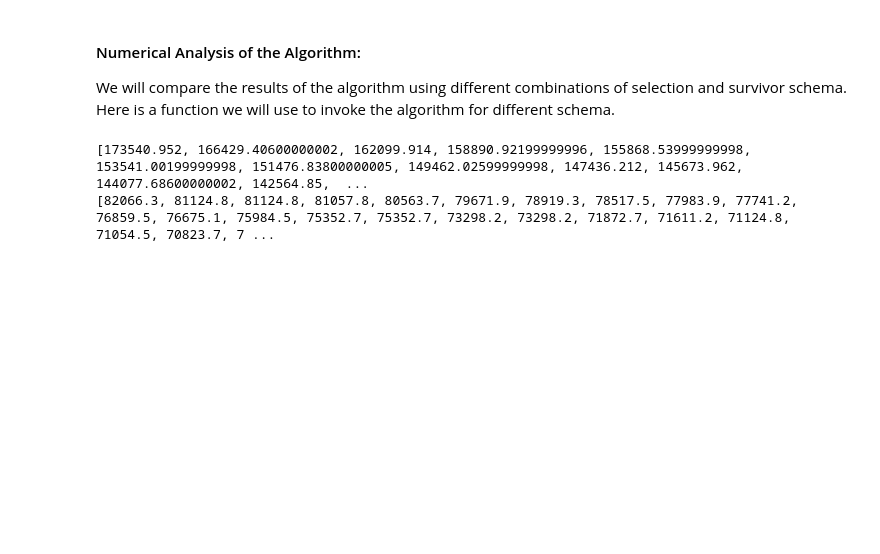
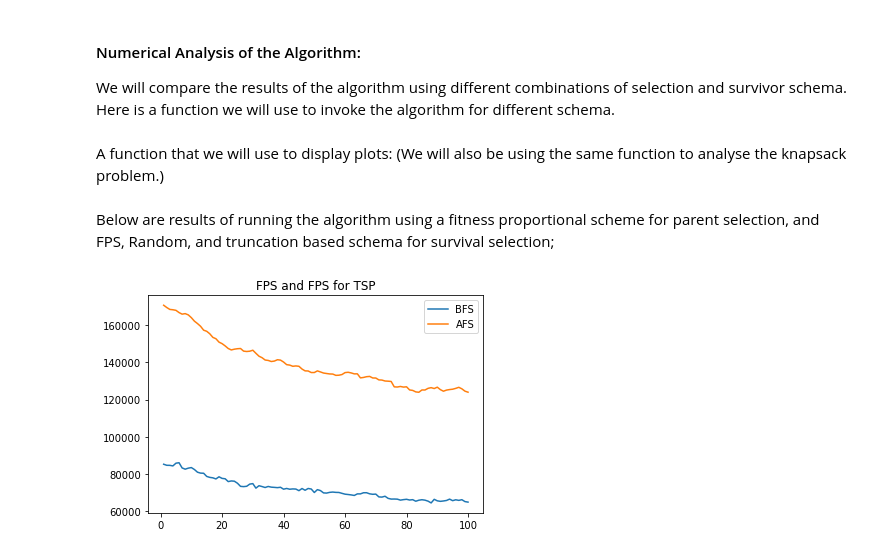
Before and after one commit to m-usaid/CS451-Assignment1, a Jupyter notebook: EA_analysis.ipynb, the cells around one changed output. Cells and saved outputs as stored; diff of their text form; code cells hidden in the pictures; blank space fills up the shorter version.

```diff
--- a/EA_analysis.ipynb
+++ b/EA_analysis.ipynb
@@ -81,10 +83,25 @@ def run_EAtsp(tsp, parent_sel, surv_sel, num_gens, num_iter=10):
             best_avg[gen] += bests[j][gen]
         final_avg[gen] = final_avg[gen] / num_iter
         best_avg[gen] = best_avg[gen] / num_iter
-    print(final_avg)
-    print(best_avg)
+    return final_avg, best_avg
-# %%
-run_EAtsp(tsp_instance, "bintour", "trunc", 100)
-# %% [output]
-[173540.952, 166429.40600000002, 162099.914, 158890.92199999996, 155868.53999999998, 153541.00199999998, 151476.83800000005, 149462.02599999998, 147436.212, 145673.962, 144077.68600000002, 142564.85,  ...
-[82066.3, 81124.8, 81124.8, 81057.8, 80563.7, 79671.9, 78919.3, 78517.5, 77983.9, 77741.2, 76859.5, 76675.1, 75984.5, 75352.7, 75352.7, 73298.2, 73298.2, 71872.7, 71611.2, 71124.8, 71054.5, 70823.7, 7 ...
+# %% [markdown]
+A function that we will use to display plots: (We will also be using the same function to analyse the knapsack problem.)
+# %%
+def plot_data(parent_sel, surv_sel, num_gens, label, tsp = None):
+    if tsp != None:
+        avgvals, bestvals = run_EAtsp(tsp, parent_sel, surv_sel, num_gens)
+    else :
+        # run EA for knapsack
+        pass
+    gens = [i+1 for i in range(num_gens)]
+    plt.plot(gens, bestvals, label="BFS")
+    plt.title(label)
+    plt.plot(gens, avgvals, label="AFS")
+    plt.legend(loc="upper right")
+    plt.show()
+# %% [markdown]
+Below are results of running the algorithm using a fitness proportional scheme for parent selection, and FPS, Random, and truncation based schema for survival selection;
+# %%
+plot_data("fps", "fps", 100, "FPS and FPS for TSP", tsp_instance)
+# %% [output]
+[figure, added]
```
Also changed, not shown: parts of 17 cells of this notebook, 1 other file.
